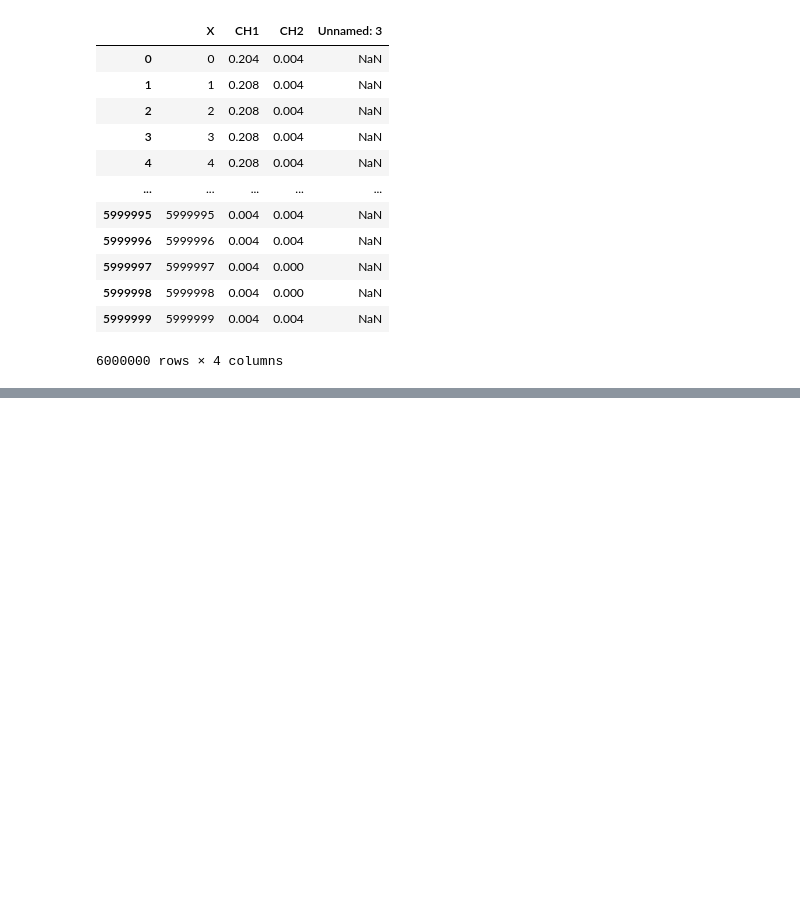
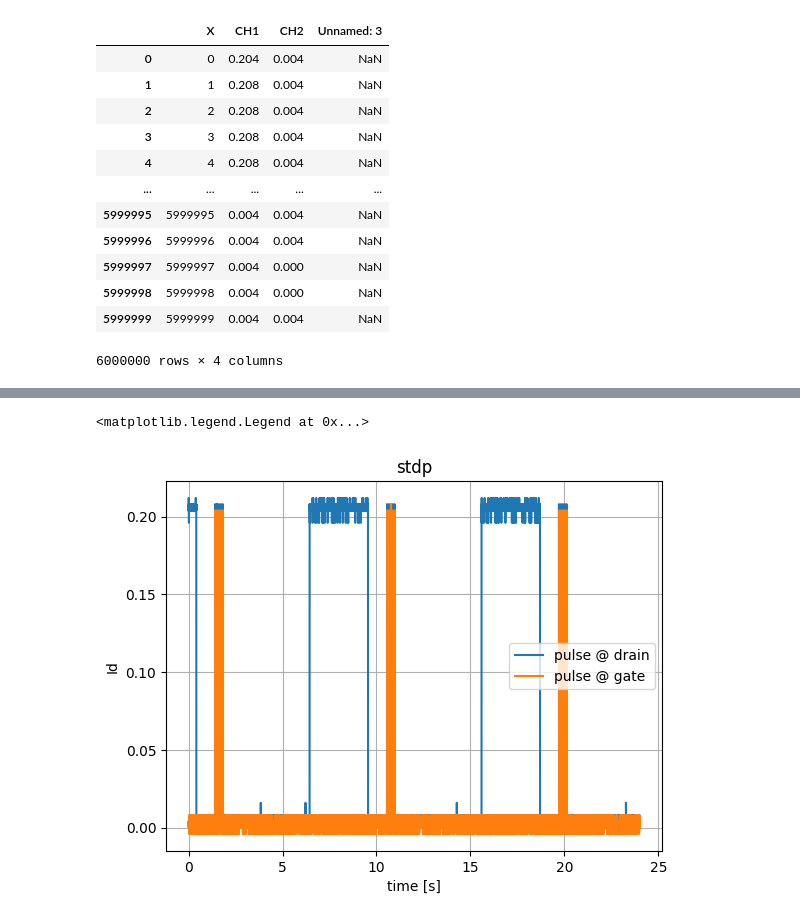
Before and after one commit to LaN-Tran/Code_for_experiments_at_Tue, a Jupyter notebook: codes/plot_exp_data.ipynb, the cells around one changed output, grey strips where cells are left out. Cells and saved outputs as stored; diff of their text form; code cells hidden in the pictures; blank space fills up the shorter version.

```diff
--- a/codes/plot_exp_data.ipynb
+++ b/codes/plot_exp_data.ipynb
@@ -763,0 +769,19 @@ plt.legend()
+# %%
+plt.figure()
+plt.title("stdp")
+start = 0  # 0 # 400000
+end =  - 1 # -11590000
+plt.plot(stdp_t[start:end], stdp_i[start:end], '-', label ='pulse @ drain')
+plt.plot(stdp_t[start:end], stdp_i2[start:end], '-', label ='pulse @ gate')
+
+# plt.ylim(310, 313)
+# plt.xlim(10.56, 10.58)
+
+plt.xlabel("time [s]")
+plt.ylabel("Id")
+plt.yscale("linear")
+plt.grid()
+plt.legend()
+# %% [output]
+<matplotlib.legend.Legend at 0x...>
+[figure, added]
```
Also changed, not shown: parts of 61 cells of this notebook, 7 other files.
